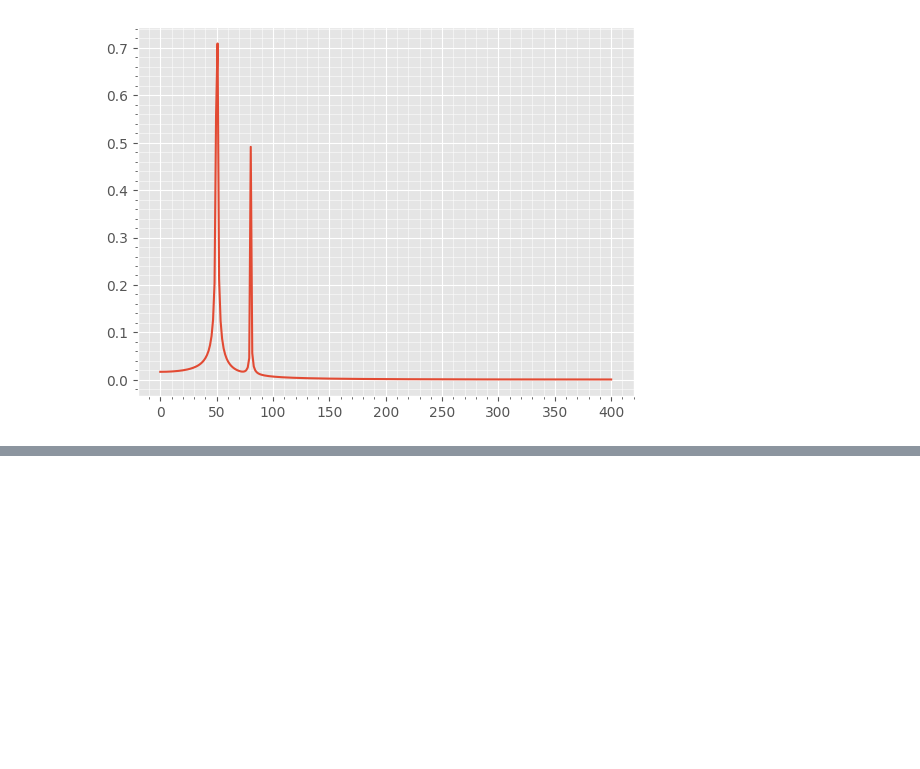
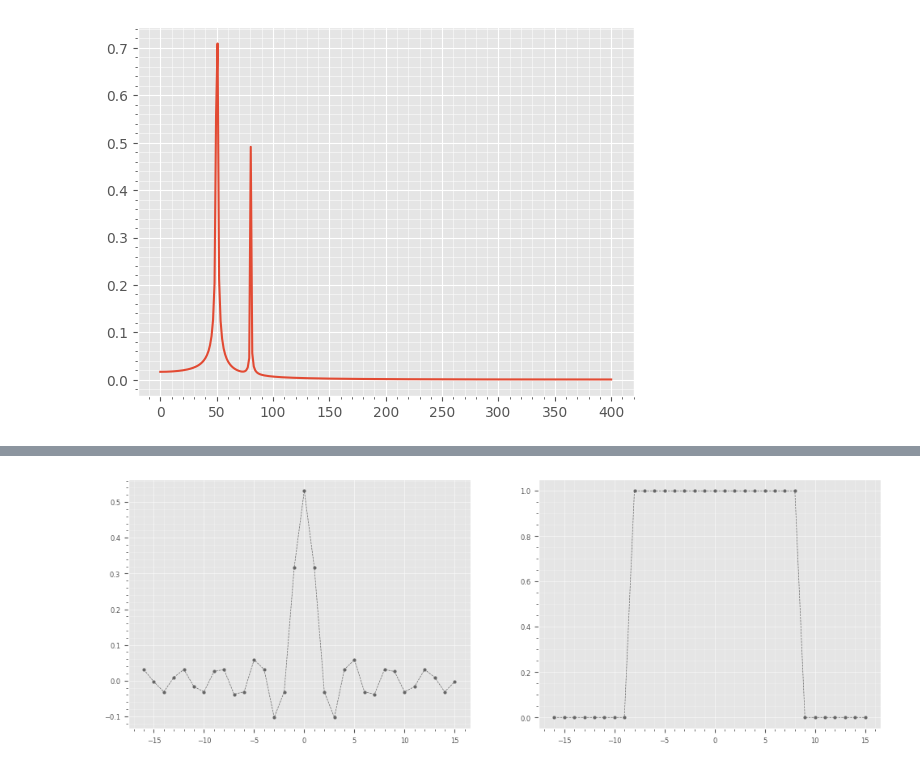
Before and after one commit to blackgolfer/super-qi, a Jupyter notebook: ms/sp/nb/fft.ipynb, the cells around one changed output, grey strips where cells are left out. Drawn from its saved outputs; the diff is of its cells as text; code cells hidden in the pictures; blank space fills up the shorter version.

```diff
--- a/ms/sp/nb/fft.ipynb
+++ b/ms/sp/nb/fft.ipynb
@@ -36,0 +116,11 @@ plt.show()
+# %%
+fig,ax=plt.subplots(1,2,figsize=(12,4))
+markers_on = c
+y=filter_pass_bas(N)
+plot_function(ax[0],t,y[c])
+yy=np.append(y[0:int(N/2)],list(np.repeat(0,P-N)))
+yy=np.append(yy,y[int(N/2):N])
+y=np.real(np.fft.fft(y))
+plot_function(ax[1],t,y[c])
+# %% [output]
+[figure, added]
```
Also changed, not shown: parts of 6 cells of this notebook, 2 other files.
